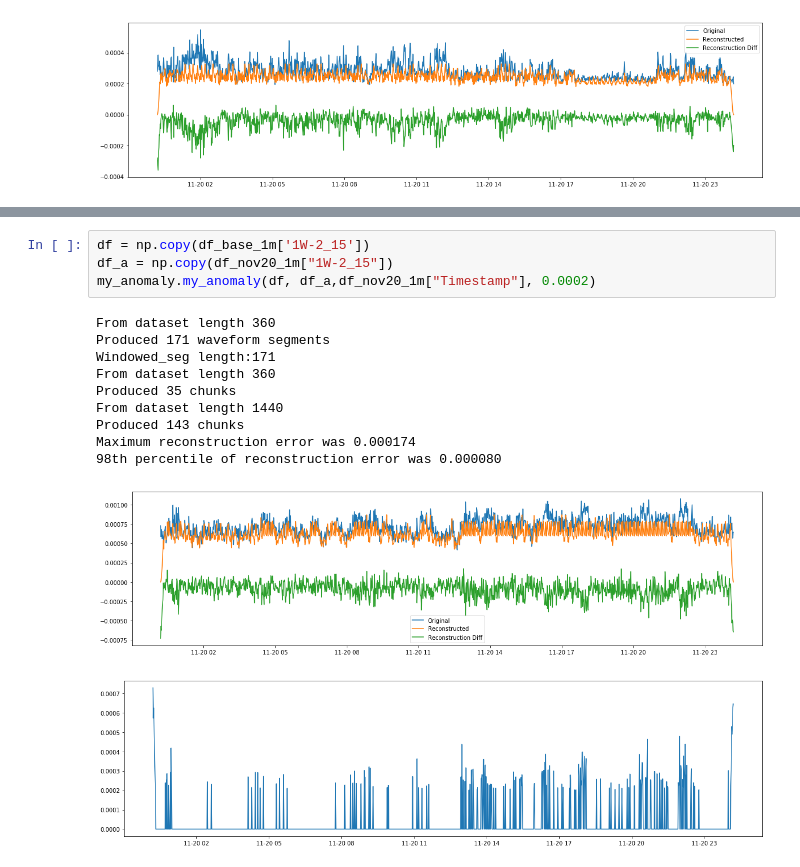
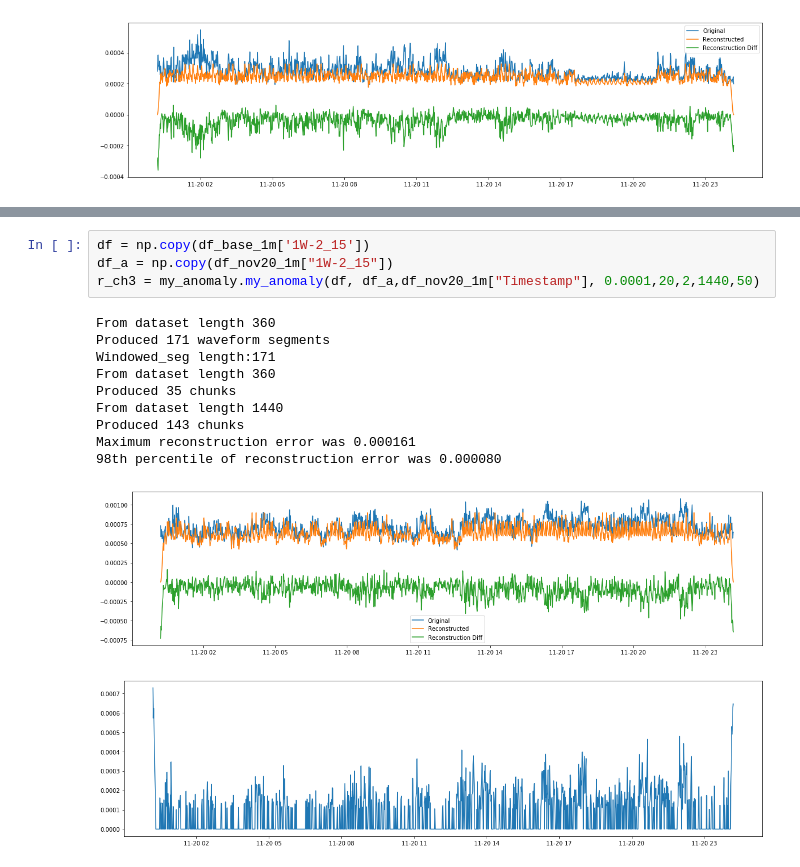
Before and after one commit to xw0078/ub_fall17_seb, a Jupyter notebook: Dataset Overview and Anomaly Detection.ipynb, the cells around one changed output, grey strips where cells are left out. Saved outputs shown, nothing was run; the diff lists cells and outputs as text.

Commit message:
Update Anomaly Detection

```diff
--- a/Dataset Overview and Anomaly Detection.ipynb
+++ b/Dataset Overview and Anomaly Detection.ipynb
@@ -422,16 +437,16 @@ Maximum reconstruction error was 0.000266
 # %%
 df = np.copy(df_base_1m['1W-2_15'])
 df_a = np.copy(df_nov20_1m["1W-2_15"])
-my_anomaly.my_anomaly(df, df_a,df_nov20_1m["Timestamp"], 0.0002)
+r_ch3 = my_anomaly.my_anomaly(df, df_a,df_nov20_1m["Timestamp"], 0.0001,20,2,1440,50)
 # %% [output]
 From dataset length 360
 Produced 171 waveform segments
 Windowed_seg length:171
 From dataset length 360
 Produced 35 chunks
 From dataset length 1440
 Produced 143 chunks
-Maximum reconstruction error was 0.000174
+Maximum reconstruction error was 0.000161
 98th percentile of reconstruction error was 0.000080
-[figure, old version]
+[figure, new version]
-[figure, old version]
+[figure, new version]
```
Also changed, not shown: parts of 21 cells of this notebook, 2 other files.
